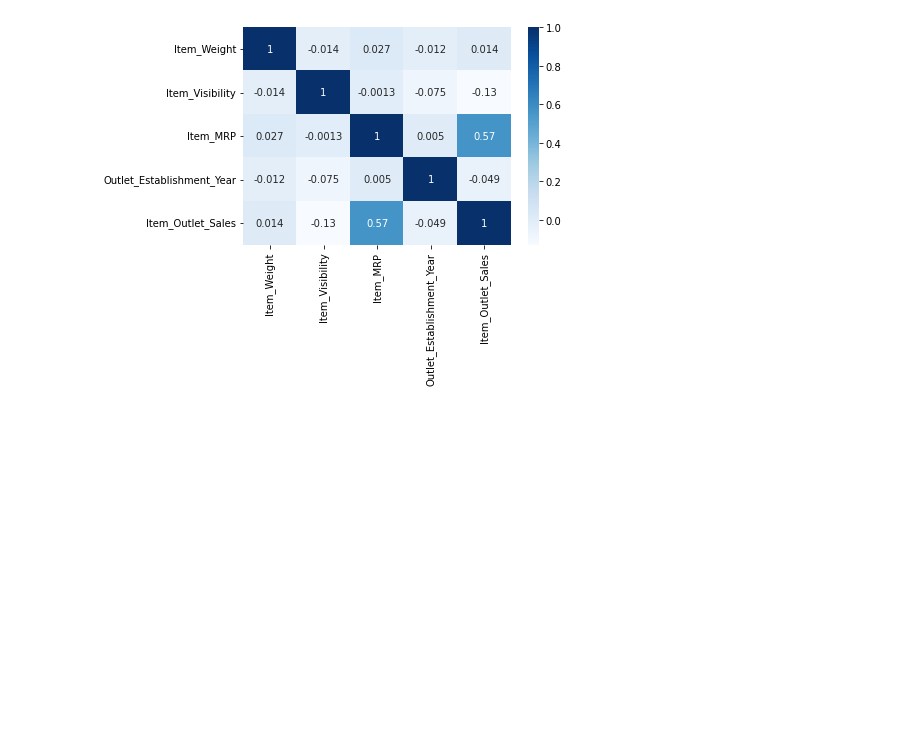
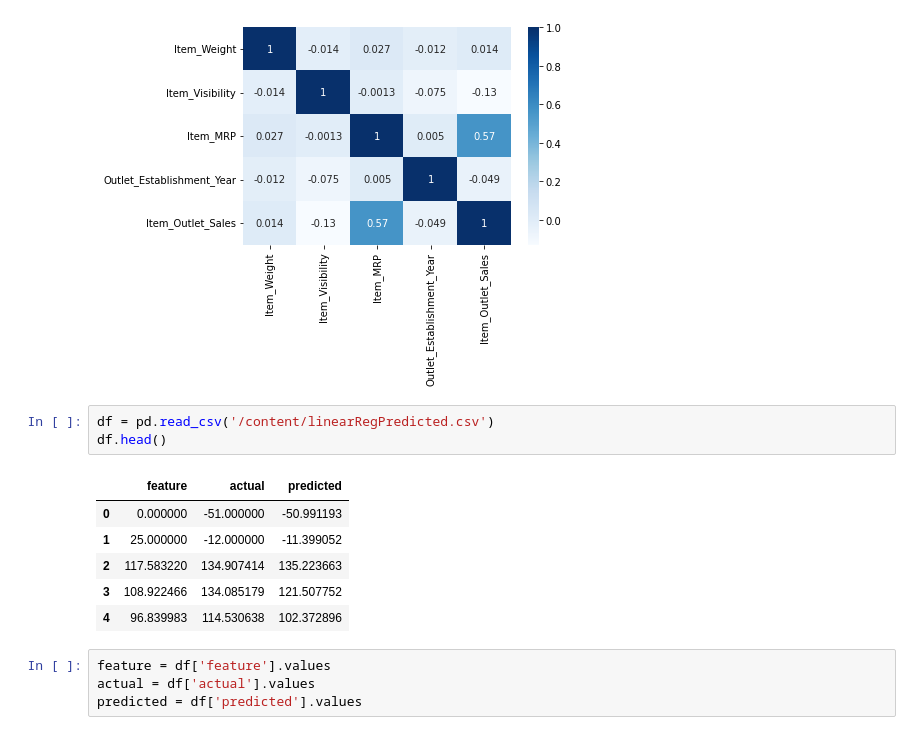
Before and after one commit to norgel/food-sales-predictions, a Jupyter notebook: food_sales_predictions.ipynb, the cells around one changed output. Cells and saved outputs as stored; diff of their text form; blank space fills up the shorter version.

```diff
--- a/food_sales_predictions.ipynb
+++ b/food_sales_predictions.ipynb
@@ -322,3 +322,17 @@ corr=df.corr()
 sns.heatmap(corr,cmap ='Blues', annot = True);
 # %% [output]
 [figure]
+# %%
+df = pd.read_csv('/content/linearRegPredicted.csv')
+df.head()
+# %% [output]
+|  | feature | actual | predicted |
+| 0 | 0.000000 | -51.000000 | -50.991193 |
+| 1 | 25.000000 | -12.000000 | -11.399052 |
+| 2 | 117.583220 | 134.907414 | 135.223663 |
+| 3 | 108.922466 | 134.085179 | 121.507752 |
+| 4 | 96.839983 | 114.530638 | 102.372896 |
+# %%
+feature = df['feature'].values
+actual = df['actual'].values
+predicted = df['predicted'].values
```
Also changed, not shown: parts of 2 cells of this notebook.
